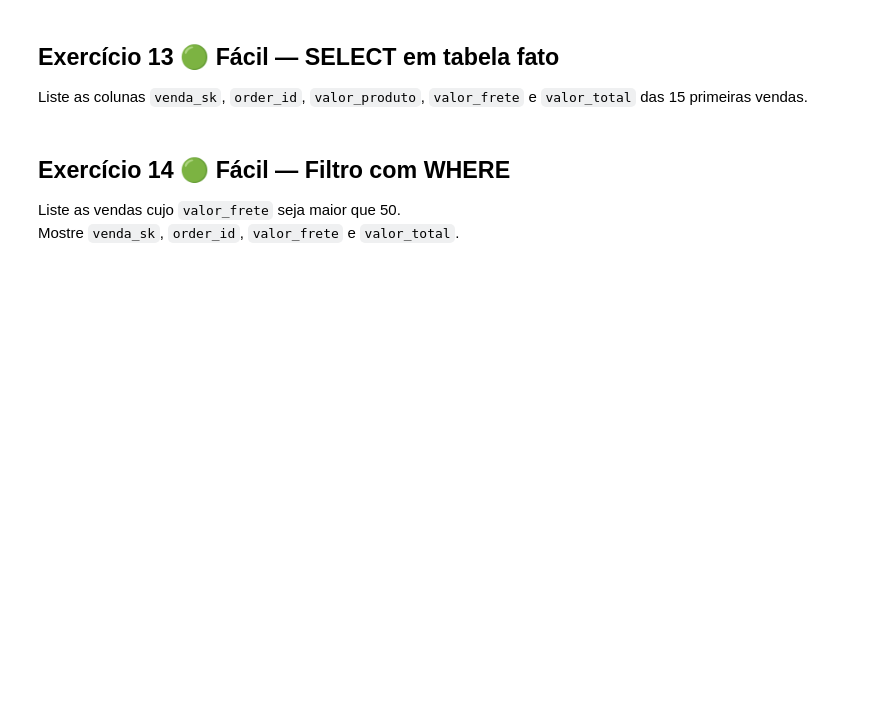
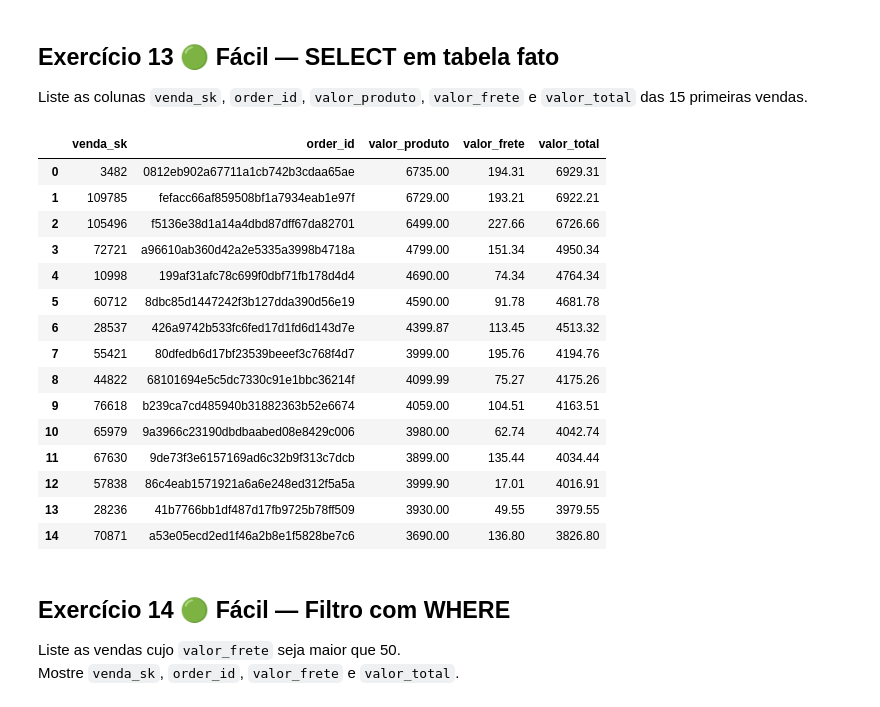
Before and after one commit to orlandovcj/Semana_9, a Jupyter notebook: Exercício/Semana9_Projeto_SQL_Orlando_Castro_Completo.ipynb, the cells around one changed output. Drawn from its saved outputs; the diff is of its cells as text; code cells hidden in the pictures; blank space fills up the shorter version.

```diff
--- a/Exercício/Semana9_Projeto_SQL_Orlando_Castro_Completo.ipynb
+++ b/Exercício/Semana9_Projeto_SQL_Orlando_Castro_Completo.ipynb
@@ -691,8 +691,34 @@ LIMIT 20
 Liste as colunas `venda_sk`, `order_id`, `valor_produto`, `valor_frete` e `valor_total` das 15 primeiras vendas.
 # %%
 con.sql("""
--- SUA CONSULTA SQL AQUI
+SELECT
+    venda_sk,
+    order_id,
+    valor_produto,
+    valor_frete,
+    valor_total
+FROM fato_vendas
+WHERE valor_total > 2000
+ORDER BY valor_total DESC
+LIMIT 15
 """).df()
+# %% [output]
+|  | venda_sk | order_id | valor_produto | valor_frete | valor_total |
+| 0 | 3482 | 0812eb902a67711a1cb742b3cdaa65ae | 6735.00 | 194.31 | 6929.31 |
+| 1 | 109785 | fefacc66af859508bf1a7934eab1e97f | 6729.00 | 193.21 | 6922.21 |
+| 2 | 105496 | f5136e38d1a14a4dbd87dff67da82701 | 6499.00 | 227.66 | 6726.66 |
+| 3 | 72721 | a96610ab360d42a2e5335a3998b4718a | 4799.00 | 151.34 | 4950.34 |
+| 4 | 10998 | 199af31afc78c699f0dbf71fb178d4d4 | 4690.00 | 74.34 | 4764.34 |
+| 5 | 60712 | 8dbc85d1447242f3b127dda390d56e19 | 4590.00 | 91.78 | 4681.78 |
+| 6 | 28537 | 426a9742b533fc6fed17d1fd6d143d7e | 4399.87 | 113.45 | 4513.32 |
+| 7 | 55421 | 80dfedb6d17bf23539beeef3c768f4d7 | 3999.00 | 195.76 | 4194.76 |
+| 8 | 44822 | 68101694e5c5dc7330c91e1bbc36214f | 4099.99 | 75.27 | 4175.26 |
+| 9 | 76618 | b239ca7cd485940b31882363b52e6674 | 4059.00 | 104.51 | 4163.51 |
+| 10 | 65979 | 9a3966c23190dbdbaabed08e8429c006 | 3980.00 | 62.74 | 4042.74 |
+| 11 | 67630 | 9de73f3e6157169ad6c32b9f313c7dcb | 3899.00 | 135.44 | 4034.44 |
+| 12 | 57838 | 86c4eab1571921a6a6e248ed312f5a5a | 3999.90 | 17.01 | 4016.91 |
+| 13 | 28236 | 41b7766bb1df487d17fb9725b78ff509 | 3930.00 | 49.55 | 3979.55 |
+| 14 | 70871 | a53e05ecd2ed1f46a2b8e1f5828be7c6 | 3690.00 | 136.80 | 3826.80 |
 # %% [markdown]
 ## Exercício 14 🟢 Fácil — Filtro com WHERE
 
```
Also changed, not shown: parts of 20 cells of this notebook, 2 other files.
